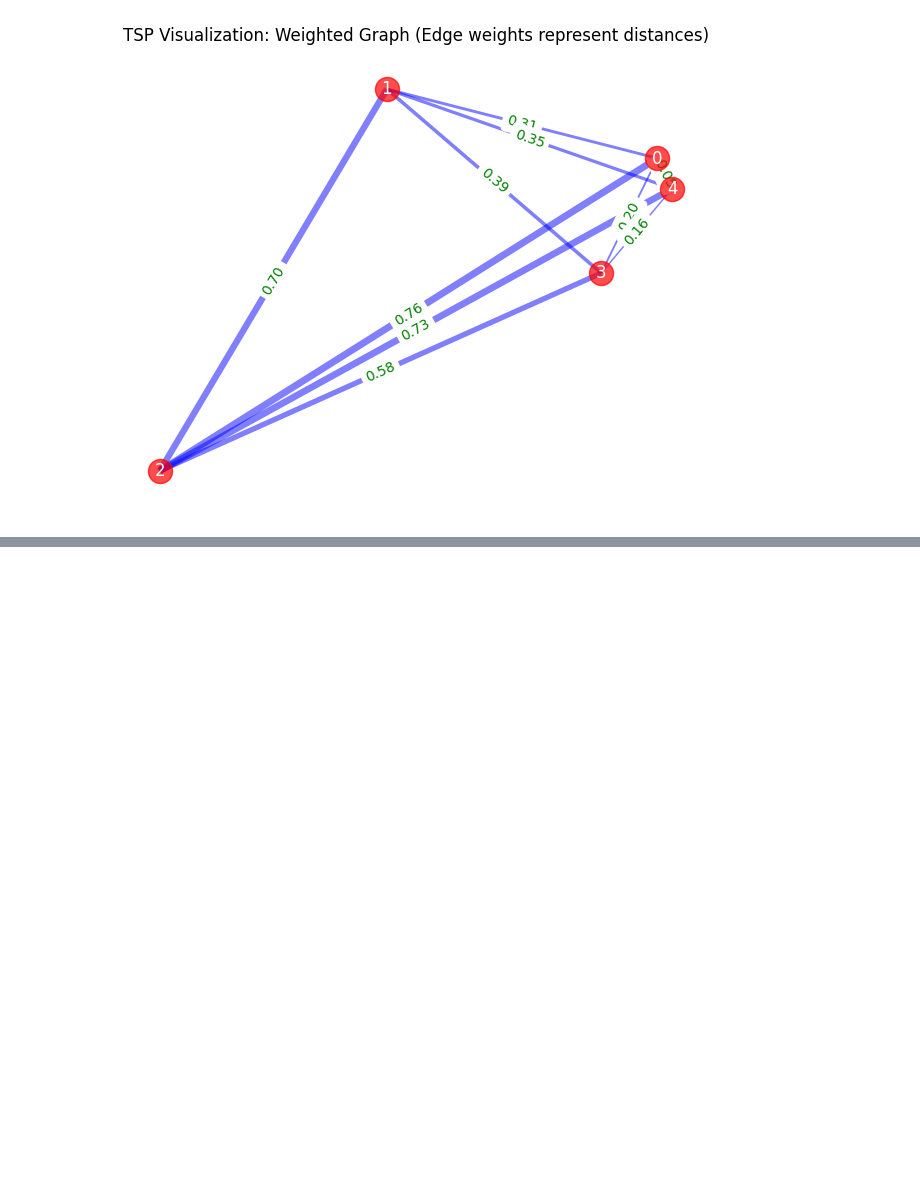
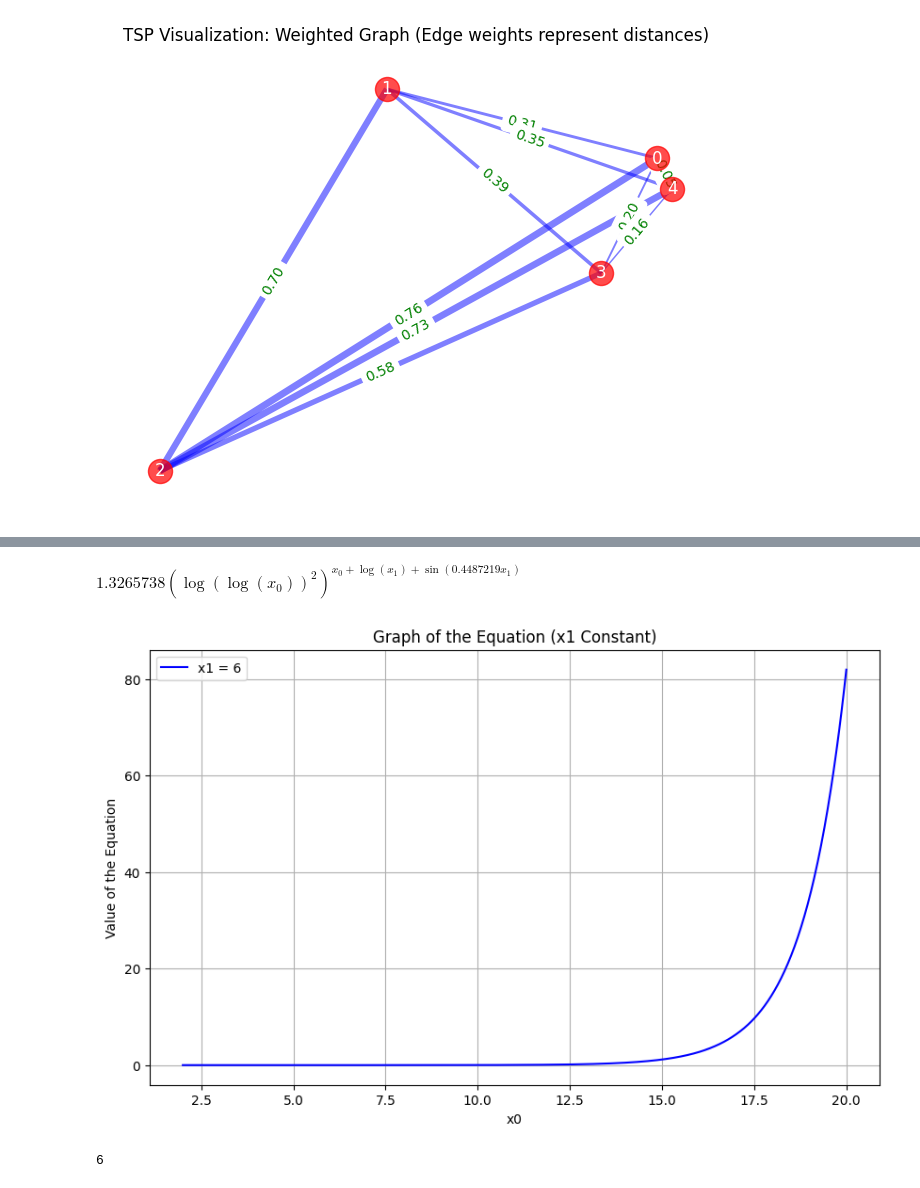
Before and after one commit to sakethramakrishnan/tsp_gnn, a Jupyter notebook: tsp_gnn/testing.ipynb, the cells around one changed output, grey strips where cells are left out. Saved outputs shown, nothing was run; the diff lists cells and outputs as text; code cells hidden in the pictures; blank space fills up the shorter version.

```diff
--- a/tsp_gnn/testing.ipynb
+++ b/tsp_gnn/testing.ipynb
@@ -345,0 +469,51 @@ AttributeError: module 'numpy.linalg._umath_linalg' has no attribute '_ilp64'
+# %%
+equation
+# %% [output]
+$\displaystyle 1.3265738 \left(\log{\left(\log{\left(x_{0} \right)} \right)}^{2}\right)^{x_{0} + \log{\left(x_{1} \right)} + \sin{\left(0.4487219 x_{1} \right)}}$
+# %%
+import numpy as np
+import matplotlib.pyplot as plt
+import sympy as sp
+
+x1_constant = 6  # Example value; change as needed
+
+# Define symbolic variables and equation
+x0, x1 = sp.symbols('x0 x1')
+# equation = 1.3265738 * (sp.log(sp.log(x0))**2)**(x0 + sp.log(x1) + sp.sin(0.4487219 * x1))
+equation = 1.3265738 * (sp.log(sp.log(x0))**2)**(x0 + sp.log(x1_constant) + sp.sin(0.4487219 * x1_constant))
+
+
+# Convert symbolic equation to a numerical function
+numerical_eq = sp.lambdify((x0), equation, modules='numpy')
+
+# Define a constant value for x1
+
+# Define the range for x0
+x0_min = 2  # Minimum bound (slightly greater than e to satisfy the domain)
+x0_max = 20          # Maximum bound
+
+# Generate x0 values within the specified range
+x0_vals = np.linspace(x0_min, x0_max, 1000)
+
+# Evaluate the equation for x0 with x1 constant
+y_vals = numerical_eq(x0_vals)
+
+# Plot the graph
+plt.figure(figsize=(10, 6))
+plt.plot(x0_vals, y_vals, label=f"x1 = {x1_constant}", color='blue')
+
+# Add labels, title, and legend
+plt.title("Graph of the Equation (x1 Constant)")
+plt.xlabel("x0")
+plt.ylabel("Value of the Equation")
+plt.legend()
+plt.grid(True)
+
+# Show the plot
+plt.show()
+# %% [output]
+[figure, added]
+# %%
+x1_constant
+# %% [output]
+6
```
Also changed, not shown: parts of 16 cells of this notebook, 2 other files.
